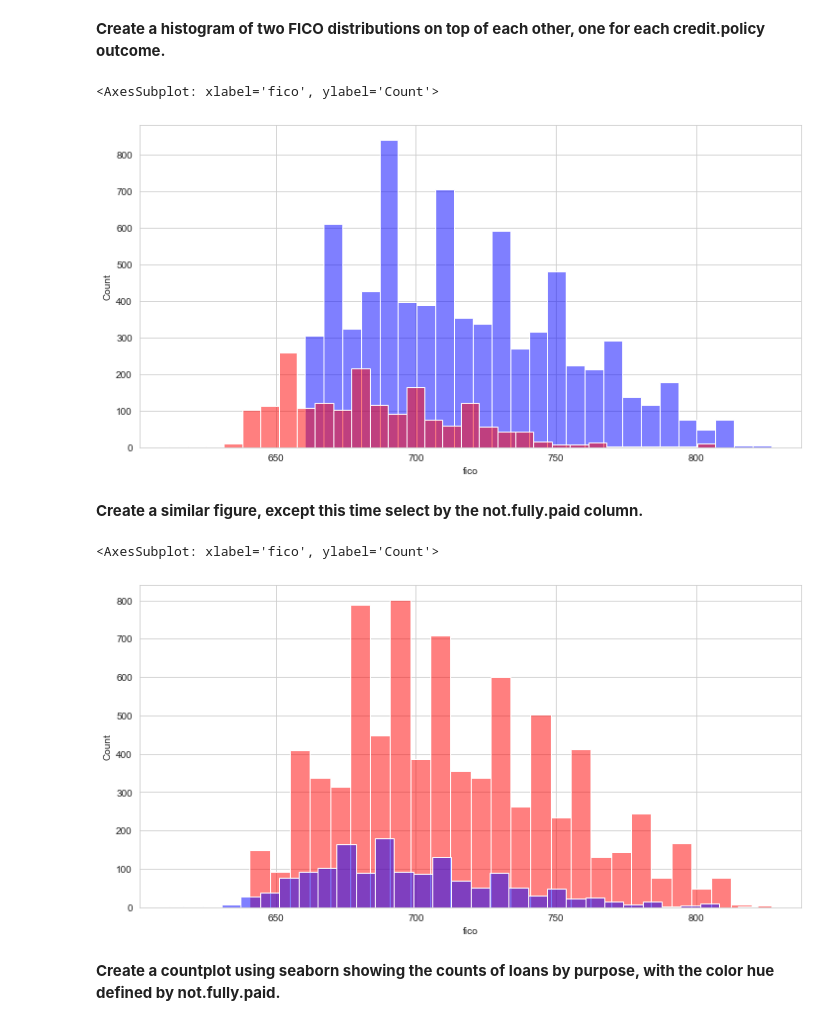
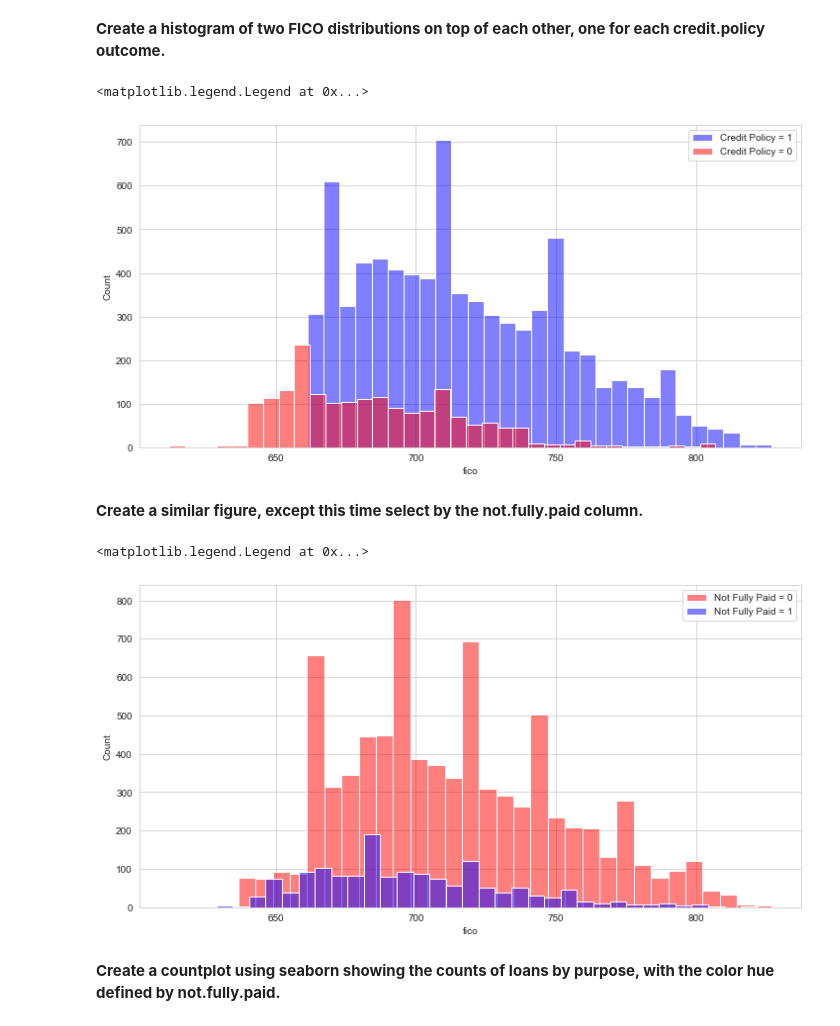
Before and after one commit to arpitbaheti2002/Data-Science-tutorials-Udemy, a Jupyter notebook: 14_Decision-trees-and-Random-forest/Decision_trees_and_Random_Forest_project.ipynb, the cells around one changed output. Drawn from its saved outputs; the diff is of its cells as text; code cells hidden in the pictures.

```diff
--- a/14_Decision-trees-and-Random-forest/Decision_trees_and_Random_Forest_project.ipynb
+++ b/14_Decision-trees-and-Random-forest/Decision_trees_and_Random_Forest_project.ipynb
@@ -131,20 +131,22 @@ loan_data.describe()
 **Create a histogram of two FICO distributions on top of each other, one for each credit.policy outcome.**
 # %%
 plt.figure(figsize=(12,6))
-sns.histplot(loan_data[loan_data['credit.policy']==1], x='fico', bins=30, color='blue', alpha=0.5)
-sns.histplot(loan_data[loan_data['credit.policy']==0], x='fico', bins=30, color='red', alpha=0.5)
+sns.histplot(loan_data[loan_data['credit.policy']==1], x='fico', bins=35, color='blue', alpha=0.5, label='Credit Policy = 1')
+sns.histplot(loan_data[loan_data['credit.policy']==0], x='fico', bins=35, color='red', alpha=0.5, label='Credit Policy = 0')
+plt.legend()
 # %% [output]
-<AxesSubplot: xlabel='fico', ylabel='Count'>
+<matplotlib.legend.Legend at 0x...>
-[figure, old version]
+[figure, new version]
 # %% [markdown]
 **Create a similar figure, except this time select by the not.fully.paid column.**
 # %%
 plt.figure(figsize=(12,6))
-sns.histplot(loan_data[loan_data['not.fully.paid']==0], x='fico', bins=30, color='red', alpha=0.5)
-sns.histplot(loan_data[loan_data['not.fully.paid']==1], x='fico', bins=30, color='blue', alpha=0.5)
+sns.histplot(loan_data[loan_data['not.fully.paid']==0], x='fico', bins=35, color='red', alpha=0.5, label='Not Fully Paid = 0')
+sns.histplot(loan_data[loan_data['not.fully.paid']==1], x='fico', bins=35, color='blue', alpha=0.5, label='Not Fully Paid = 1')
+plt.legend()
 # %% [output]
-<AxesSubplot: xlabel='fico', ylabel='Count'>
+<matplotlib.legend.Legend at 0x...>
-[figure, old version]
+[figure, new version]
 # %% [markdown]
 **Create a countplot using seaborn showing the counts of loans by purpose, with the color hue defined by not.fully.paid.**
 # %%
```
